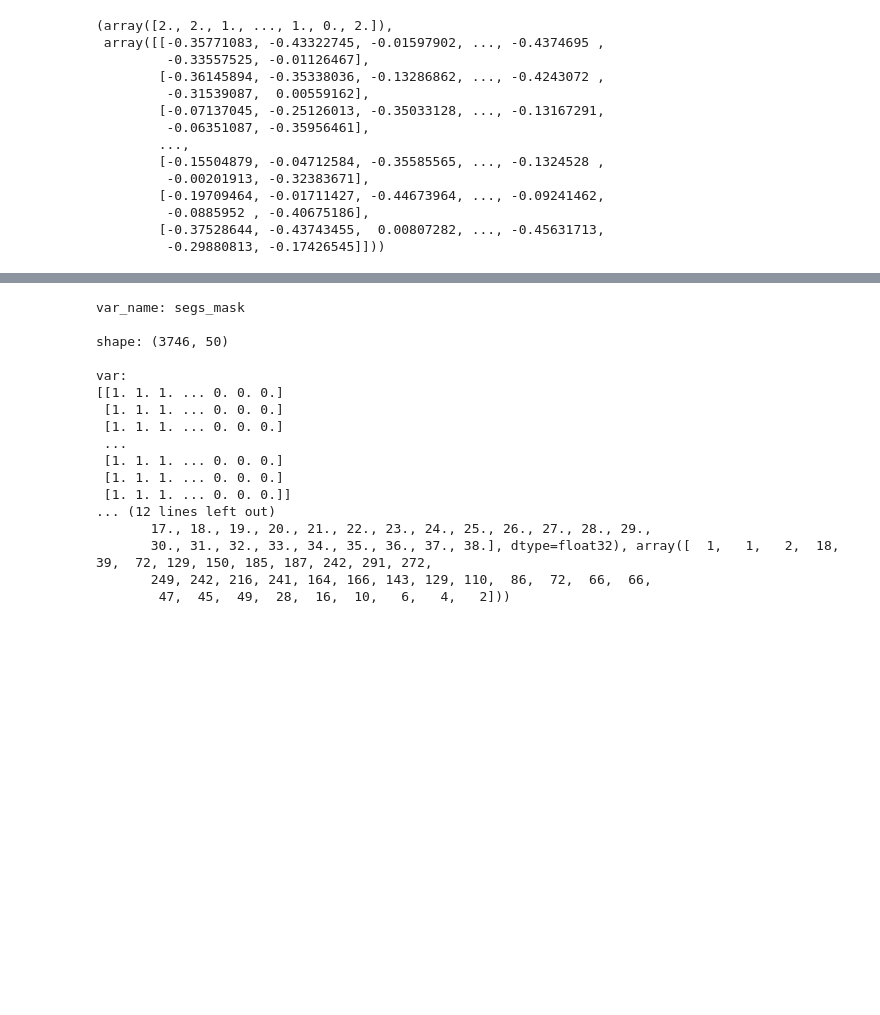
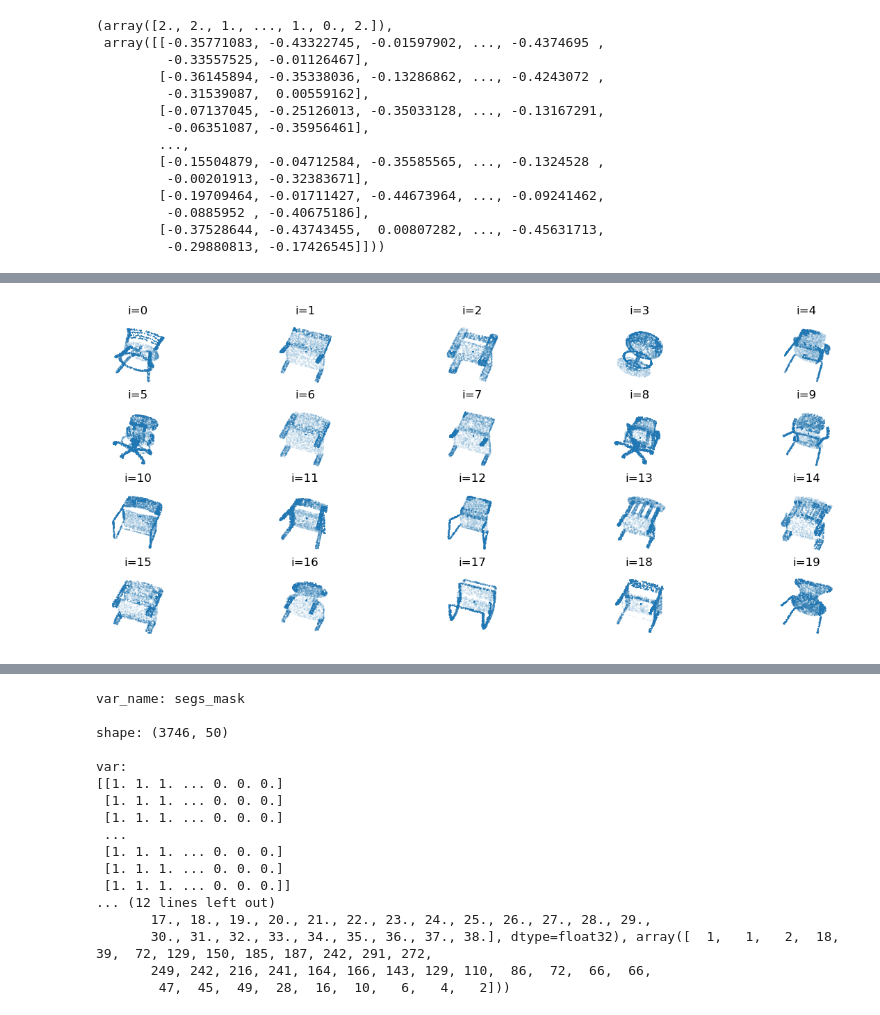
Before and after one commit to MaximilianWinter/SegmentStyler, a Jupyter notebook: notebooks/explore-partglot-pointcloud.ipynb, the cells around one changed output, grey strips where cells are left out. Saved outputs shown, nothing was run; the diff lists cells and outputs as text; code cells hidden in the pictures; blank space fills up the shorter version.

```diff
--- a/notebooks/explore-partglot-pointcloud.ipynb
+++ b/notebooks/explore-partglot-pointcloud.ipynb
@@ -61 +67,9 @@ visualize_pointclouds_parts_partglot(point_clouds=segs_data[0])
 [interactive output not drawn]
+# %%
+# inspect multiple point clouds at the same time
+s = 0
+from src.partglot.utils.processing import vstack2dim
+stacked_pcs = [vstack2dim(pc) for pc in segs_data[s:s+20]]
+plot_pointclouds(stacked_pcs, start_idx=s)
+# %% [output]
+[figure, added]
```
Also changed, not shown: parts of 5 cells of this notebook, 5 other files.
